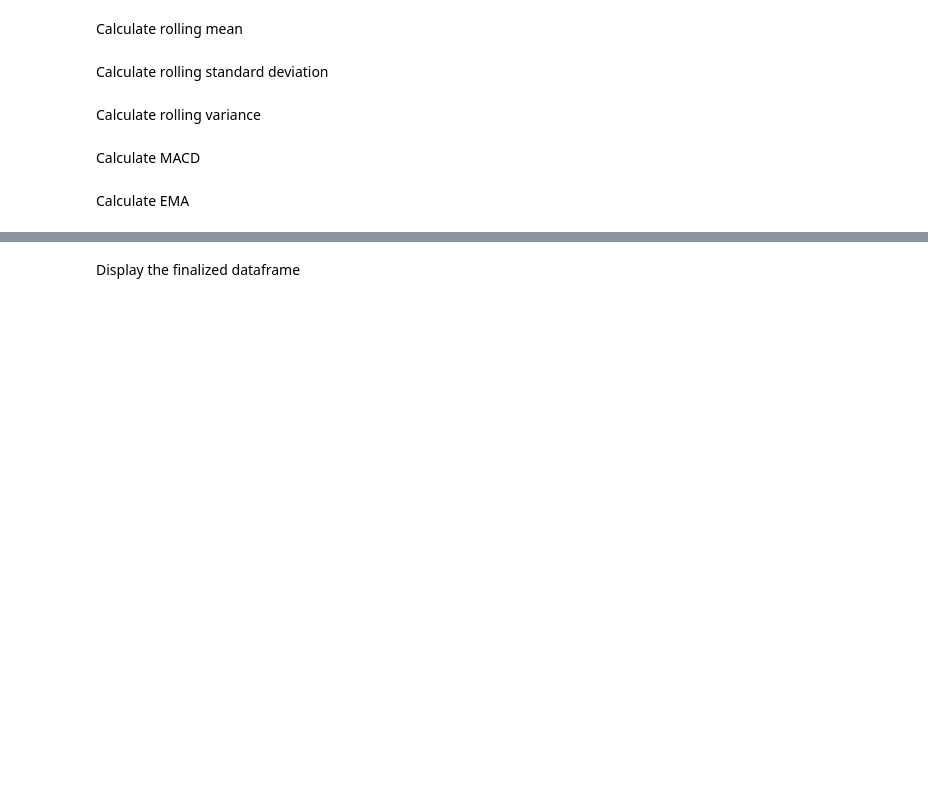
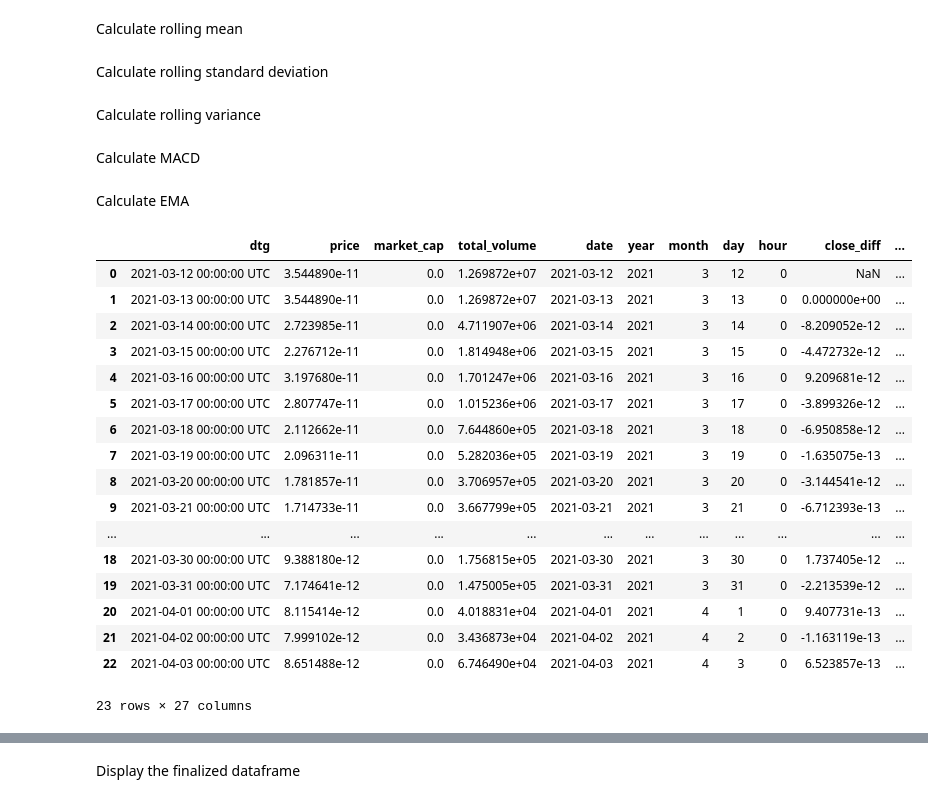
Before and after one commit to RocketEcosystem/analytics, a Jupyter notebook: rb_visuals.ipynb, the cells around one changed output, grey strips where cells are left out. Drawn from its saved outputs; the diff is of its cells as text; code cells hidden in the pictures; blank space fills up the shorter version.

```diff
--- a/rb_visuals.ipynb
+++ b/rb_visuals.ipynb
@@ -199,0 +205,23 @@ data['EMA12'] = se.values
+# %%
+data["EMA12"] = ta.ema(data["price"], length=12)
+data["EMA20"] = ta.ema(data["price"], length=20)
+data
+# %% [output]
+|  | dtg | price | market_cap | total_volume | date | year | month | day | hour | close_diff | ... |
+| 0 | 2021-03-12 00:00:00 UTC | 3.544890e-11 | 0.0 | 1.269872e+07 | 2021-03-12 | 2021 | 3 | 12 | 0 | NaN | ... |
+| 1 | 2021-03-13 00:00:00 UTC | 3.544890e-11 | 0.0 | 1.269872e+07 | 2021-03-13 | 2021 | 3 | 13 | 0 | 0.000000e+00 | ... |
+| 2 | 2021-03-14 00:00:00 UTC | 2.723985e-11 | 0.0 | 4.711907e+06 | 2021-03-14 | 2021 | 3 | 14 | 0 | -8.209052e-12 | ... |
+| 3 | 2021-03-15 00:00:00 UTC | 2.276712e-11 | 0.0 | 1.814948e+06 | 2021-03-15 | 2021 | 3 | 15 | 0 | -4.472732e-12 | ... |
+| 4 | 2021-03-16 00:00:00 UTC | 3.197680e-11 | 0.0 | 1.701247e+06 | 2021-03-16 | 2021 | 3 | 16 | 0 | 9.209681e-12 | ... |
+| 5 | 2021-03-17 00:00:00 UTC | 2.807747e-11 | 0.0 | 1.015236e+06 | 2021-03-17 | 2021 | 3 | 17 | 0 | -3.899326e-12 | ... |
+| 6 | 2021-03-18 00:00:00 UTC | 2.112662e-11 | 0.0 | 7.644860e+05 | 2021-03-18 | 2021 | 3 | 18 | 0 | -6.950858e-12 | ... |
+| 7 | 2021-03-19 00:00:00 UTC | 2.096311e-11 | 0.0 | 5.282036e+05 | 2021-03-19 | 2021 | 3 | 19 | 0 | -1.635075e-13 | ... |
+| 8 | 2021-03-20 00:00:00 UTC | 1.781857e-11 | 0.0 | 3.706957e+05 | 2021-03-20 | 2021 | 3 | 20 | 0 | -3.144541e-12 | ... |
+| 9 | 2021-03-21 00:00:00 UTC | 1.714733e-11 | 0.0 | 3.667799e+05 | 2021-03-21 | 2021 | 3 | 21 | 0 | -6.712393e-13 | ... |
+| ... | ... | ... | ... | ... | ... | ... | ... | ... | ... | ... | ... |
+| 18 | 2021-03-30 00:00:00 UTC | 9.388180e-12 | 0.0 | 1.756815e+05 | 2021-03-30 | 2021 | 3 | 30 | 0 | 1.737405e-12 | ... |
+| 19 | 2021-03-31 00:00:00 UTC | 7.174641e-12 | 0.0 | 1.475005e+05 | 2021-03-31 | 2021 | 3 | 31 | 0 | -2.213539e-12 | ... |
+| 20 | 2021-04-01 00:00:00 UTC | 8.115414e-12 | 0.0 | 4.018831e+04 | 2021-04-01 | 2021 | 4 | 1 | 0 | 9.407731e-13 | ... |
+| 21 | 2021-04-02 00:00:00 UTC | 7.999102e-12 | 0.0 | 3.436873e+04 | 2021-04-02 | 2021 | 4 | 2 | 0 | -1.163119e-13 | ... |
+| 22 | 2021-04-03 00:00:00 UTC | 8.651488e-12 | 0.0 | 6.746490e+04 | 2021-04-03 | 2021 | 4 | 3 | 0 | 6.523857e-13 | ... |
+23 rows × 27 columns
```
Also changed, not shown: parts of 11 cells of this notebook.
